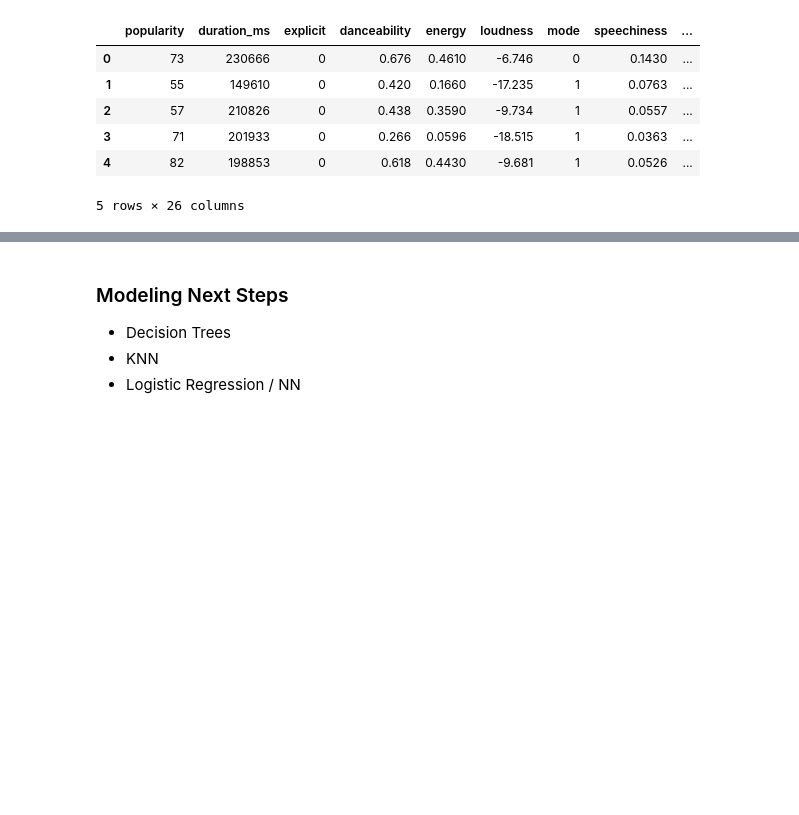
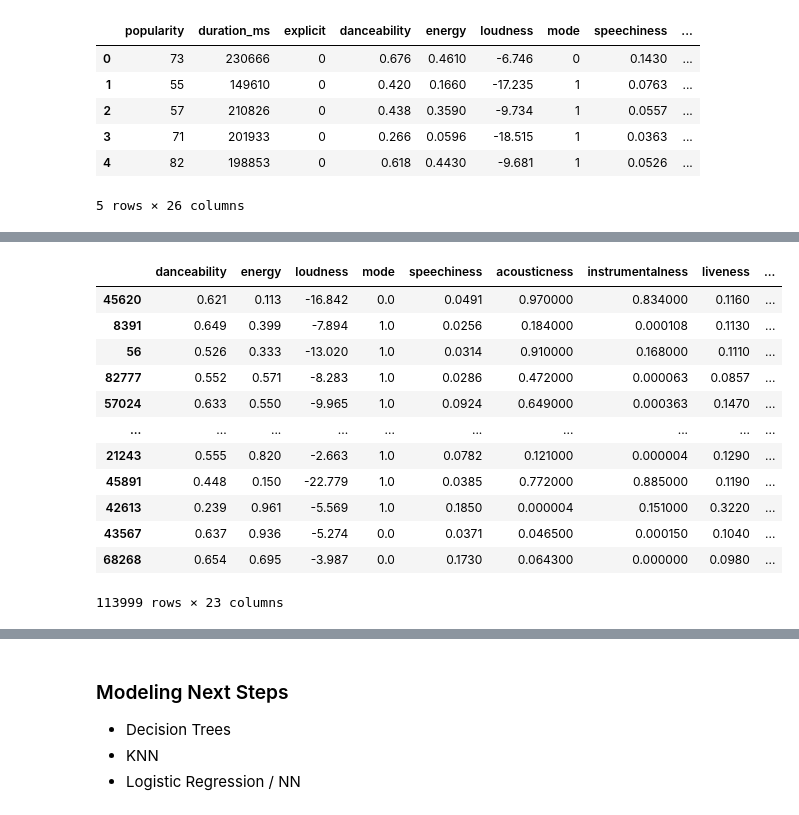
Before and after one commit to ynackash/genre-classification, a Jupyter notebook: Preprocessing.ipynb, the cells around one changed output, grey strips where cells are left out. Saved outputs shown, nothing was run; the diff lists cells and outputs as text; code cells hidden in the pictures; blank space fills up the shorter version.

```diff
--- a/Preprocessing.ipynb
+++ b/Preprocessing.ipynb
@@ -37,0 +71,20 @@ df.head()
+# %%
+columns = ['danceability', 'energy', 'loudness', 'mode', 'speechiness', 'acousticness', 'instrumentalness',
+           'liveness', 'valence', 'tempo', 'track_genre', 'C', 'C#', 'D', 'D#',
+           'E', 'F', 'F#', 'G', 'G#', 'A', 'A#', 'B']
+df = df[columns]
+display(df)
+# %% [output]
+|  | danceability | energy | loudness | mode | speechiness | acousticness | instrumentalness | liveness | ... |
+| 45620 | 0.621 | 0.113 | -16.842 | 0.0 | 0.0491 | 0.970000 | 0.834000 | 0.1160 | ... |
+| 8391 | 0.649 | 0.399 | -7.894 | 1.0 | 0.0256 | 0.184000 | 0.000108 | 0.1130 | ... |
+| 56 | 0.526 | 0.333 | -13.020 | 1.0 | 0.0314 | 0.910000 | 0.168000 | 0.1110 | ... |
+| 82777 | 0.552 | 0.571 | -8.283 | 1.0 | 0.0286 | 0.472000 | 0.000063 | 0.0857 | ... |
+| 57024 | 0.633 | 0.550 | -9.965 | 1.0 | 0.0924 | 0.649000 | 0.000363 | 0.1470 | ... |
+| ... | ... | ... | ... | ... | ... | ... | ... | ... | ... |
+| 21243 | 0.555 | 0.820 | -2.663 | 1.0 | 0.0782 | 0.121000 | 0.000004 | 0.1290 | ... |
+| 45891 | 0.448 | 0.150 | -22.779 | 1.0 | 0.0385 | 0.772000 | 0.885000 | 0.1190 | ... |
+| 42613 | 0.239 | 0.961 | -5.569 | 1.0 | 0.1850 | 0.000004 | 0.151000 | 0.3220 | ... |
+| 43567 | 0.637 | 0.936 | -5.274 | 0.0 | 0.0371 | 0.046500 | 0.000150 | 0.1040 | ... |
+| 68268 | 0.654 | 0.695 | -3.987 | 0.0 | 0.1730 | 0.064300 | 0.000000 | 0.0980 | ... |
+113999 rows × 23 columns
```
Also changed, not shown: parts of 14 cells of this notebook, 7 other files.
